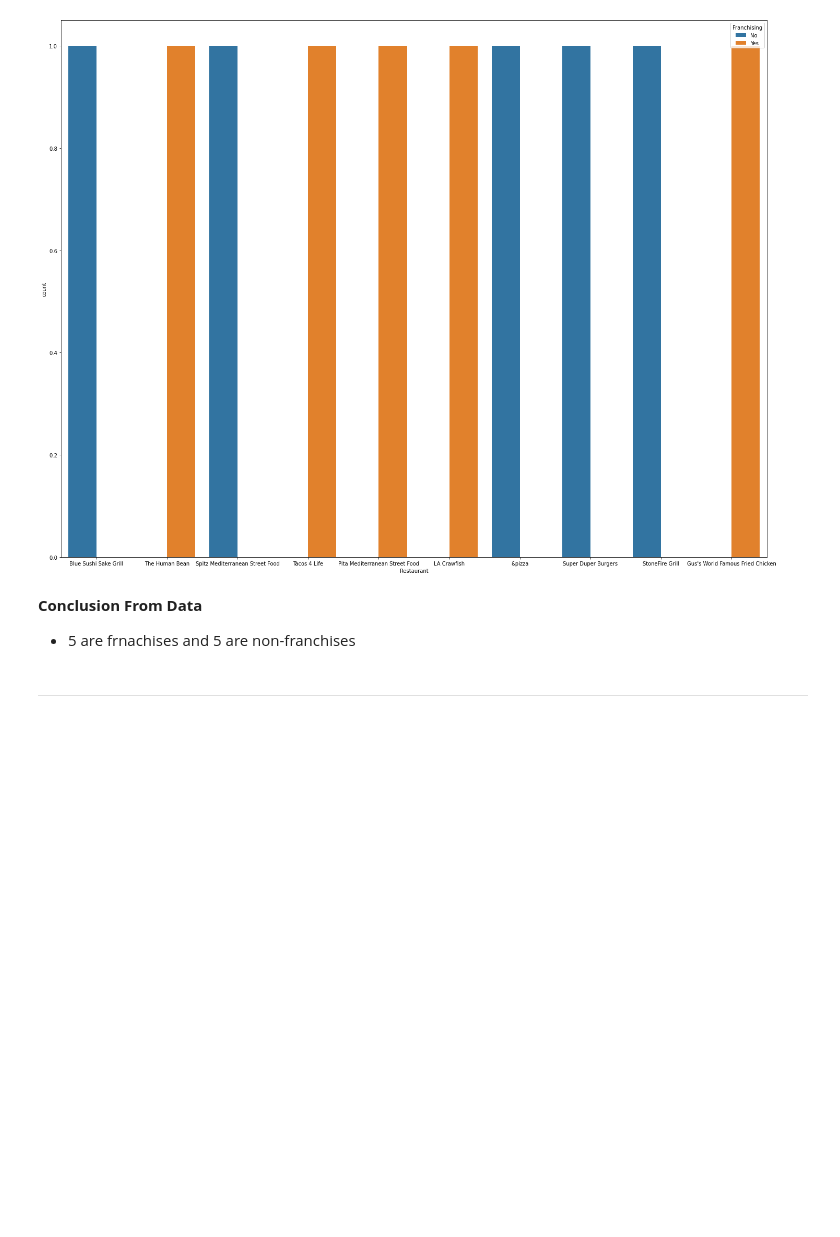
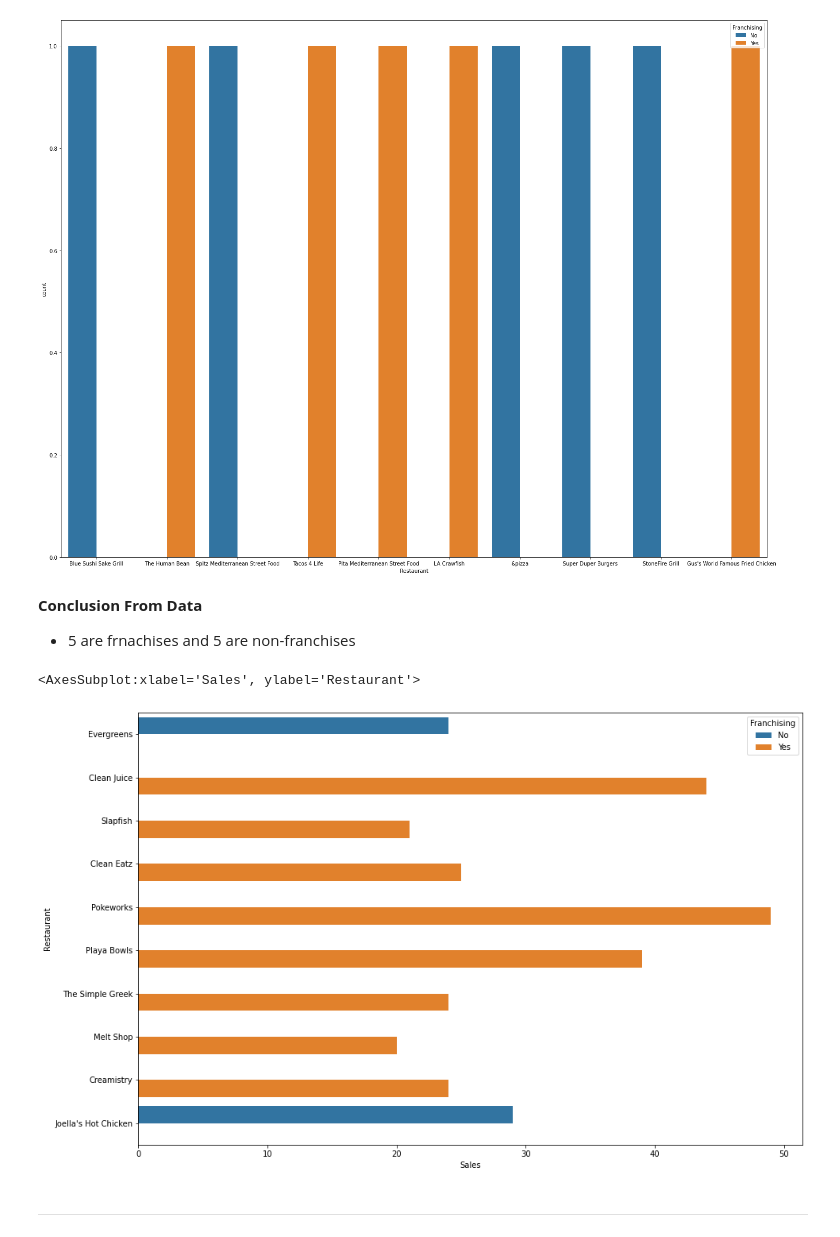
Before and after one commit to HunterKane/Restaurant-Business-Ranking-2020, a Jupyter notebook: Future50 Analysis .ipynb, the cells around one changed output. Drawn from its saved outputs; the diff is of its cells as text; code cells hidden in the pictures; blank space fills up the shorter version.

```diff
--- a/Future50 Analysis .ipynb
+++ b/Future50 Analysis .ipynb
@@ -143,6 +146,15 @@ plt.tight_layout()
 __Conclusion From Data__
 
 - 5 are frnachises and 5 are non-franchises
+# %%
+# Sales and franchise combined
+top10 = top50[:10]
+fig_dims = (15, 10)
+fig, ax = plt.subplots(figsize=fig_dims)
+sns.barplot(x = "Sales", y = "Restaurant", hue = "Franchising", ax=ax, data=top10)
+# %% [output]
+<AxesSubplot:xlabel='Sales', ylabel='Restaurant'>
+[figure, added]
 # %% [markdown]
 ---
 # %% [markdown]
```
Also changed, not shown: parts of 23 cells of this notebook.
